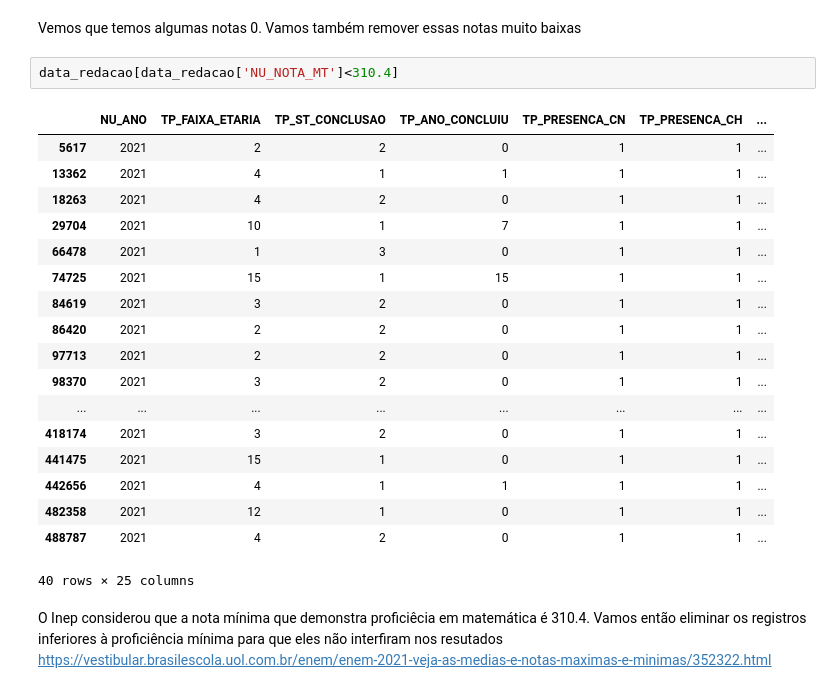
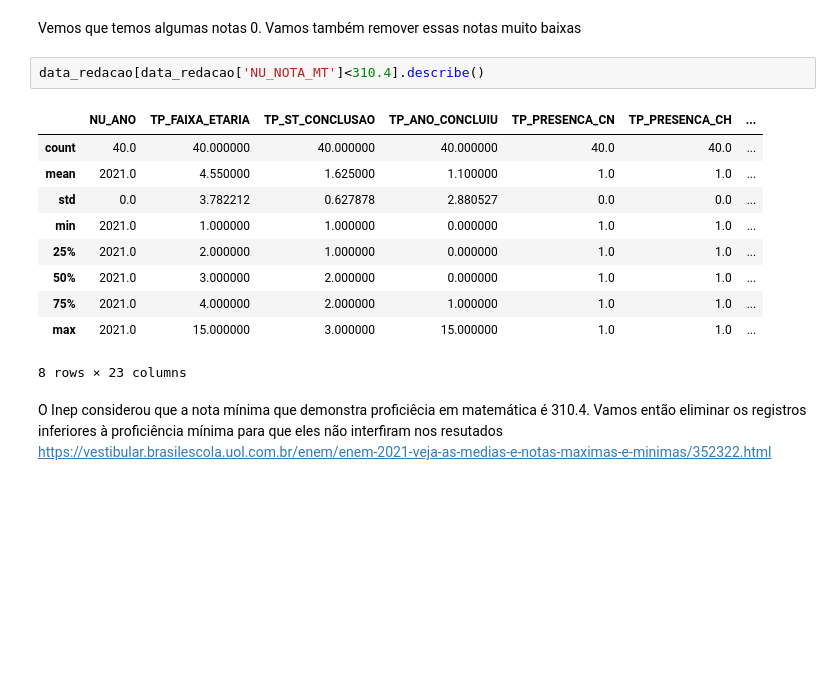
Before and after one commit to marcusfortes/projeto-final-bgds-marcus-fortes, a Jupyter notebook: trabalho_final.ipynb, the cells around one changed output. Cells and saved outputs as stored; diff of their text form; blank space fills up the shorter version.

```diff
--- a/trabalho_final.ipynb
+++ b/trabalho_final.ipynb
@@ -383,26 +379,18 @@ Name: NU_NOTA_MT, dtype: float64
 # %% [markdown]
 Vemos que temos algumas notas 0. Vamos também remover essas notas muito baixas
 # %%
-data_redacao[data_redacao['NU_NOTA_MT']<310.4]
+data_redacao[data_redacao['NU_NOTA_MT']<310.4].describe()
 # %% [output]
 |  | NU_ANO | TP_FAIXA_ETARIA | TP_ST_CONCLUSAO | TP_ANO_CONCLUIU | TP_PRESENCA_CN | TP_PRESENCA_CH | ... |
-| 5617 | 2021 | 2 | 2 | 0 | 1 | 1 | ... |
-| 13362 | 2021 | 4 | 1 | 1 | 1 | 1 | ... |
-| 18263 | 2021 | 4 | 2 | 0 | 1 | 1 | ... |
-| 29704 | 2021 | 10 | 1 | 7 | 1 | 1 | ... |
-| 66478 | 2021 | 1 | 3 | 0 | 1 | 1 | ... |
-| 74725 | 2021 | 15 | 1 | 15 | 1 | 1 | ... |
-| 84619 | 2021 | 3 | 2 | 0 | 1 | 1 | ... |
-| 86420 | 2021 | 2 | 2 | 0 | 1 | 1 | ... |
-| 97713 | 2021 | 2 | 2 | 0 | 1 | 1 | ... |
-| 98370 | 2021 | 3 | 2 | 0 | 1 | 1 | ... |
-| ... | ... | ... | ... | ... | ... | ... | ... |
-| 418174 | 2021 | 3 | 2 | 0 | 1 | 1 | ... |
-| 441475 | 2021 | 15 | 1 | 0 | 1 | 1 | ... |
-| 442656 | 2021 | 4 | 1 | 1 | 1 | 1 | ... |
-| 482358 | 2021 | 12 | 1 | 0 | 1 | 1 | ... |
-| 488787 | 2021 | 4 | 2 | 0 | 1 | 1 | ... |
+| count | 40.0 | 40.000000 | 40.000000 | 40.000000 | 40.0 | 40.0 | ... |
+| mean | 2021.0 | 4.550000 | 1.625000 | 1.100000 | 1.0 | 1.0 | ... |
+| std | 0.0 | 3.782212 | 0.627878 | 2.880527 | 0.0 | 0.0 | ... |
+| min | 2021.0 | 1.000000 | 1.000000 | 0.000000 | 1.0 | 1.0 | ... |
+| 25% | 2021.0 | 2.000000 | 1.000000 | 0.000000 | 1.0 | 1.0 | ... |
+| 50% | 2021.0 | 3.000000 | 2.000000 | 0.000000 | 1.0 | 1.0 | ... |
+| 75% | 2021.0 | 4.000000 | 2.000000 | 1.000000 | 1.0 | 1.0 | ... |
+| max | 2021.0 | 15.000000 | 3.000000 | 15.000000 | 1.0 | 1.0 | ... |
-40 rows × 25 columns
+8 rows × 23 columns
 # %% [markdown]
 O Inep considerou que a nota mínima que demonstra proficiêcia em matemática é 310.4. Vamos então eliminar os registros inferiores à proficiência mínima para que eles não interfiram nos resutados https://vestibular.brasilescola.uol.com.br/enem/enem-2021-veja-as-medias-e-notas-maximas-e-minimas/352322.html
 # %%
```
Also changed, not shown: parts of 27 cells of this notebook.
